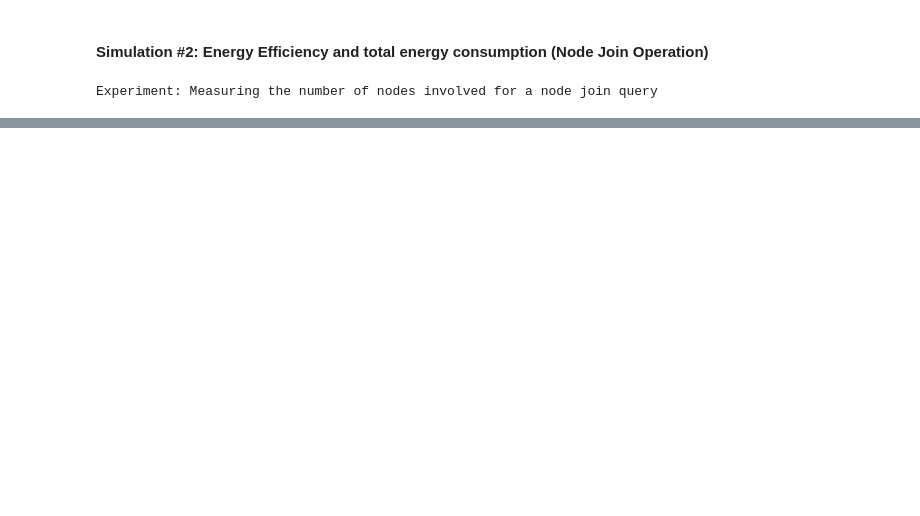
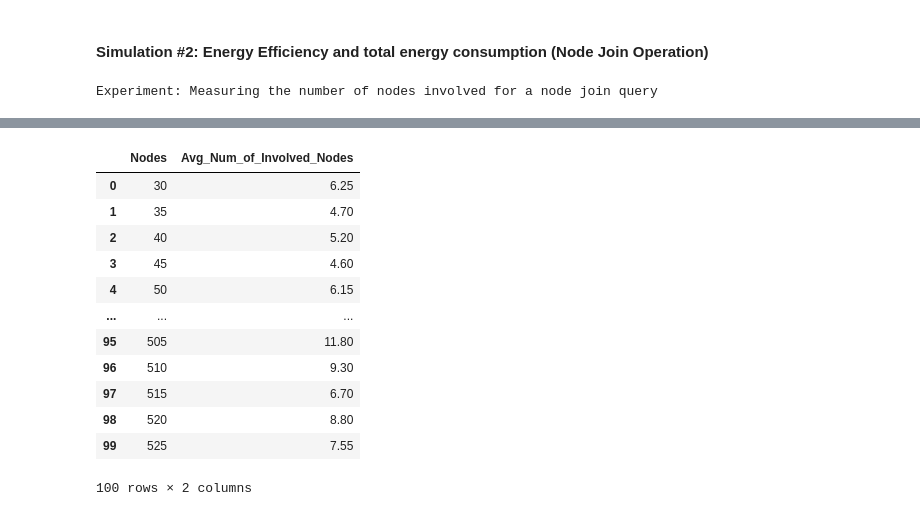
Before and after one commit to takis104/WiCHORD-chord-application-P2P-Wireless-Sensor-Network-IoT, a Jupyter notebook: WiCHORD-Plus-Simulator-Python/WiCHORD_Plus_Simulator.ipynb, the cells around one changed output, grey strips where cells are left out. Drawn from its saved outputs; the diff is of its cells as text; code cells hidden in the pictures; blank space fills up the shorter version.

```diff
--- a/WiCHORD-Plus-Simulator-Python/WiCHORD_Plus_Simulator.ipynb
+++ b/WiCHORD-Plus-Simulator-Python/WiCHORD_Plus_Simulator.ipynb
@@ -198,0 +253,18 @@ for total_nodes in range(minimum_nodes, maximum_nodes, step):
+# %%
+# Convert results array of dicts to Pandas DataFrame
+results_df = pd.DataFrame(results)
+results_df
+# %% [output]
+|  | Nodes | Avg_Num_of_Involved_Nodes |
+| 0 | 30 | 6.25 |
+| 1 | 35 | 4.70 |
+| 2 | 40 | 5.20 |
+| 3 | 45 | 4.60 |
+| 4 | 50 | 6.15 |
+| ... | ... | ... |
+| 95 | 505 | 11.80 |
+| 96 | 510 | 9.30 |
+| 97 | 515 | 6.70 |
+| 98 | 520 | 8.80 |
+| 99 | 525 | 7.55 |
+100 rows × 2 columns
```
Also changed, not shown: parts of 19 cells of this notebook.
